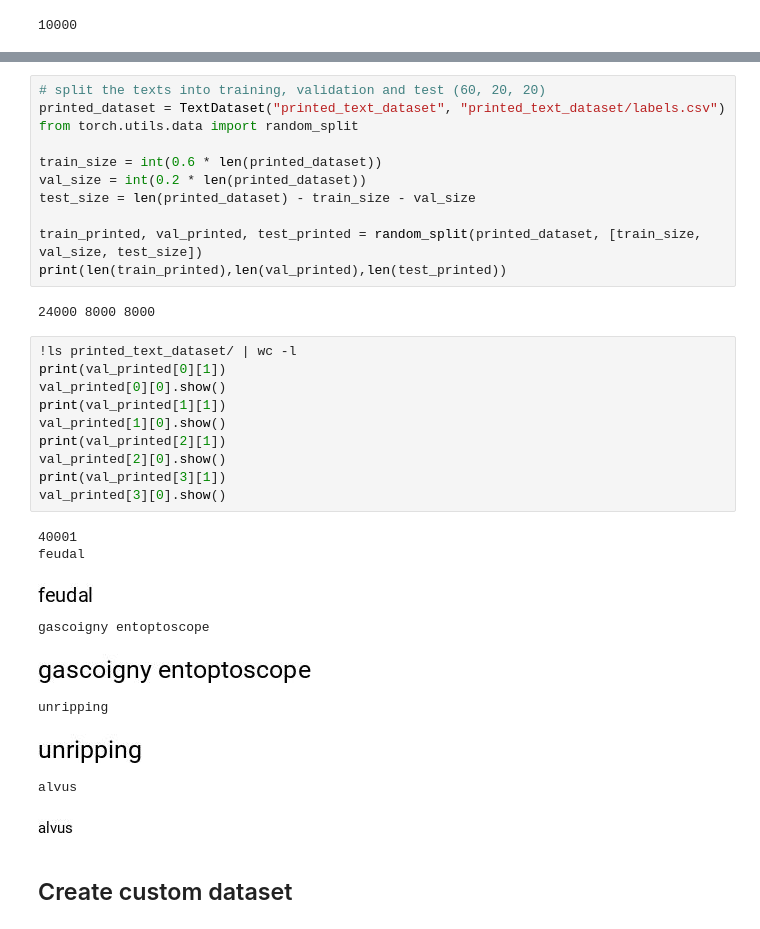
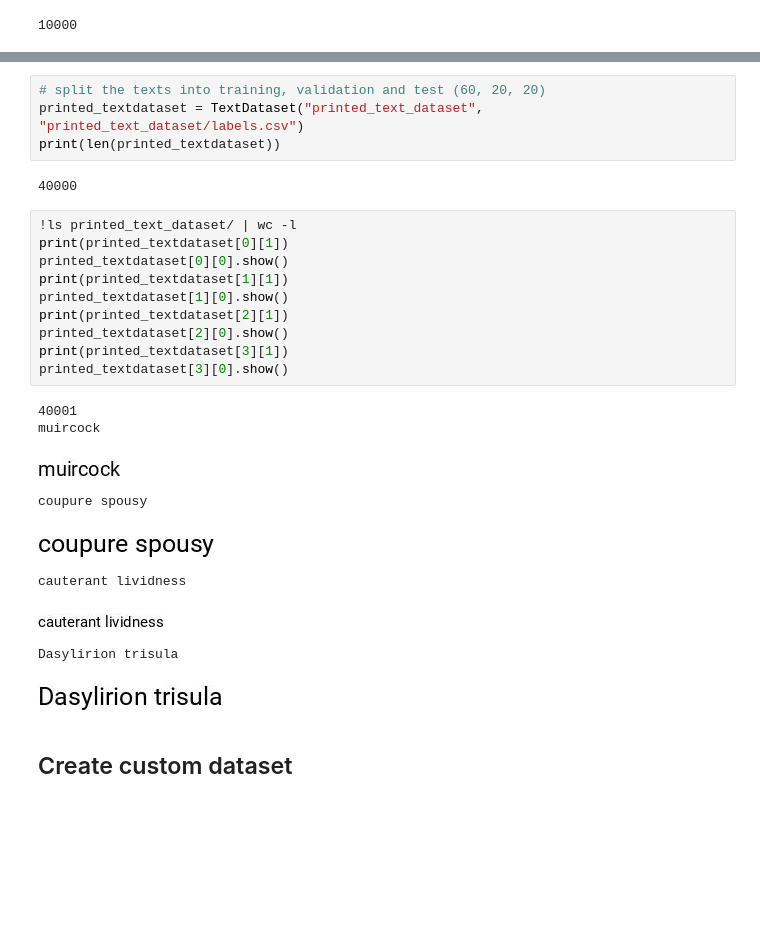
Before and after one commit to akash02ita/CPSC-599.6-DL-for-Vision, a Jupyter notebook: proj/Classifier.ipynb, the cells around one changed output, grey strips where cells are left out. Saved outputs shown, nothing was run; the diff lists cells and outputs as text; blank space fills up the shorter version.

Commit message:
proj: classifier -- custom dataset setup working now, probably it might be nicer to also have a label encoder. Otherwise might need to manually encode in training which could be error-prone.

```diff
--- a/proj/Classifier.ipynb
+++ b/proj/Classifier.ipynb
@@ -166,37 +152,30 @@ Do you want to generate printed images? (y/n) y
 ['handwritten-text-images-database.zip', 'handwritten-text-images-labels.csv', 'sample images', 'fonts', 'Custom Dataset.ipynb', 'sentences.txt', 'train_text_printed.zip', 'val_text_printed.zip', 'tes ...
 # %%
 # split the texts into training, validation and test (60, 20, 20)
-printed_dataset = TextDataset("printed_text_dataset", "printed_text_dataset/labels.csv")
-from torch.utils.data import random_split
-
-train_size = int(0.6 * len(printed_dataset))
-val_size = int(0.2 * len(printed_dataset))
-test_size = len(printed_dataset) - train_size - val_size
-
-train_printed, val_printed, test_printed = random_split(printed_dataset, [train_size, val_size, test_size])
-print(len(train_printed),len(val_printed),len(test_printed))
+printed_textdataset = TextDataset("printed_text_dataset", "printed_text_dataset/labels.csv")
+print(len(printed_textdataset))
 # %% [output]
-24000 8000 8000
+40000
 # %%
 !ls printed_text_dataset/ | wc -l
-print(val_printed[0][1])
-val_printed[0][0].show()
-print(val_printed[1][1])
-val_printed[1][0].show()
-print(val_printed[2][1])
-val_printed[2][0].show()
-print(val_printed[3][1])
-val_printed[3][0].show()
+print(printed_textdataset[0][1])
+printed_textdataset[0][0].show()
+print(printed_textdataset[1][1])
+printed_textdataset[1][0].show()
+print(printed_textdataset[2][1])
+printed_textdataset[2][0].show()
+print(printed_textdataset[3][1])
+printed_textdataset[3][0].show()
 # %% [output]
 40001
-feudal
+muircock
-[figure, old version]
+[figure, new version]
-gascoigny entoptoscope
+coupure spousy
-[figure, old version]
+[figure, new version]
-unripping
+cauterant lividness
-[figure, old version]
+[figure, new version]
-alvus
+Dasylirion trisula
-[figure, old version]
+[figure, new version]
 # %% [markdown]
 ## Create custom dataset
 # %%
```
Also changed, not shown: parts of 8 cells of this notebook.
